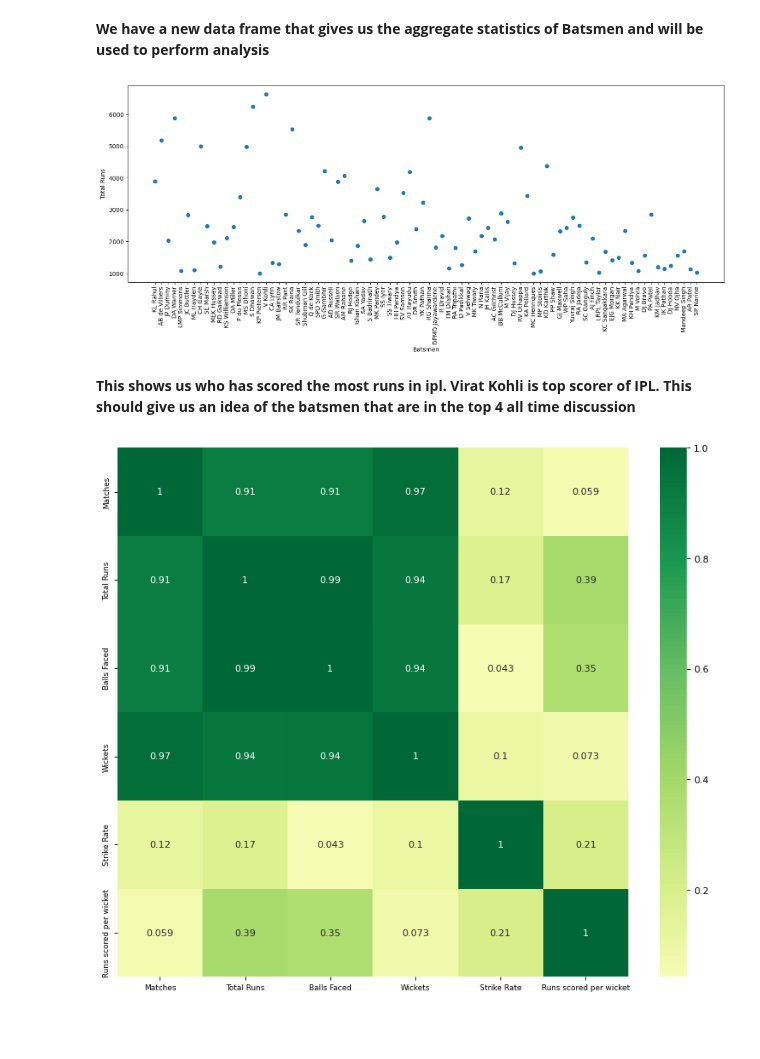
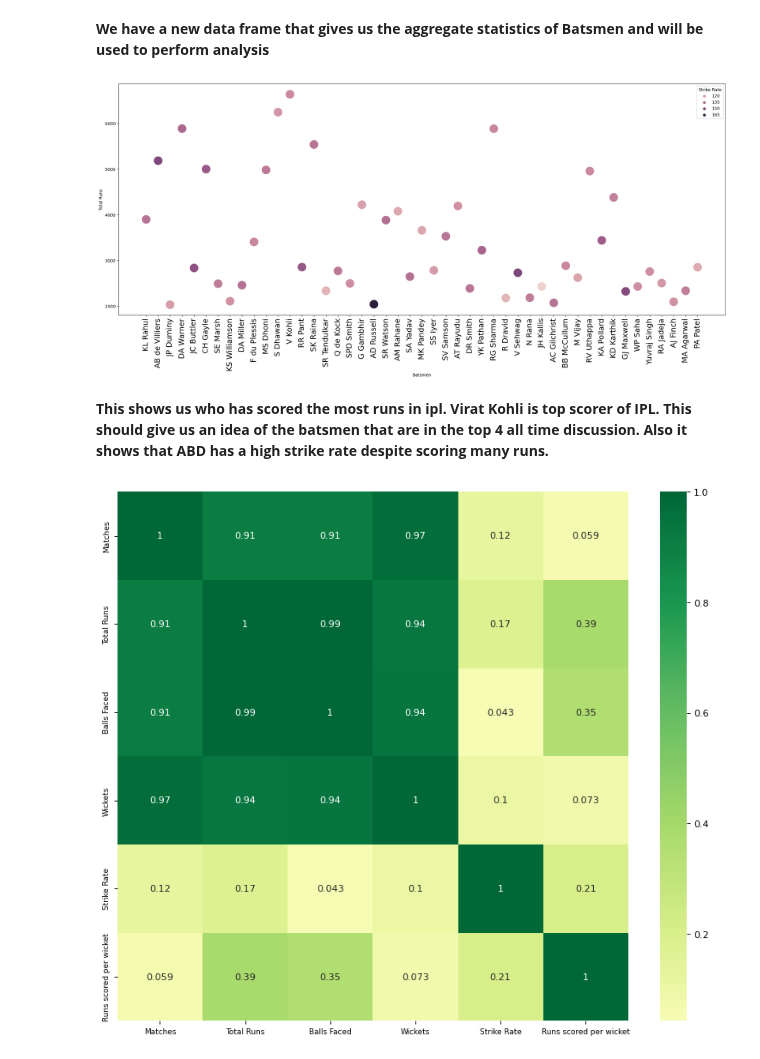
Before and after one commit to ubco-W2022T2-data301/project-group-group60, a Jupyter notebook: analysis/analysis1.ipynb, the cells around one changed output. Cells and saved outputs as stored; diff of their text form; code cells hidden in the pictures; blank space fills up the shorter version.

```diff
--- a/analysis/analysis1.ipynb
+++ b/analysis/analysis1.ipynb
@@ -83,16 +80,17 @@ batsman_stats.to_csv(export_path, index=True)
 # %%
-column_data = batsman_stats['Total Runs']
-plt.scatter(column_data.index,column_data.values)
+import seaborn as sns
+filtered_data = batsman_stats[batsman_stats['Total Runs'] >= 2000]
+sns.scatterplot(x=filtered_data.index, y=filtered_data['Total Runs'], hue=filtered_data['Strike Rate'], s=500)
 fig = plt.gcf()
-fig.set_size_inches(18, 6)
-plt.xticks(rotation=90)
+fig.set_size_inches(26, 10)
+plt.xticks(rotation=90, fontsize=18)
 plt.xlabel('Batsmen')
 plt.ylabel('Total Runs')
 plt.show()
 # %% [output]
-[figure, old version]
+[figure, new version]
 # %% [markdown]
-**This shows us who has scored the most runs in ipl. Virat Kohli is top scorer of IPL. This should give us an idea of the batsmen that are in the top 4 all time discussion**
+**This shows us who has scored the most runs in ipl. Virat Kohli is top scorer of IPL. This should give us an idea of the batsmen that are in the top 4 all time discussion. Also it shows that ABD has a high strike rate despite scoring many runs.**
 # %%
 import seaborn as sns
 plt.figure(figsize=(12,10), dpi= 80)
```
Also changed, not shown: parts of 4 cells of this notebook, 6 other files.
